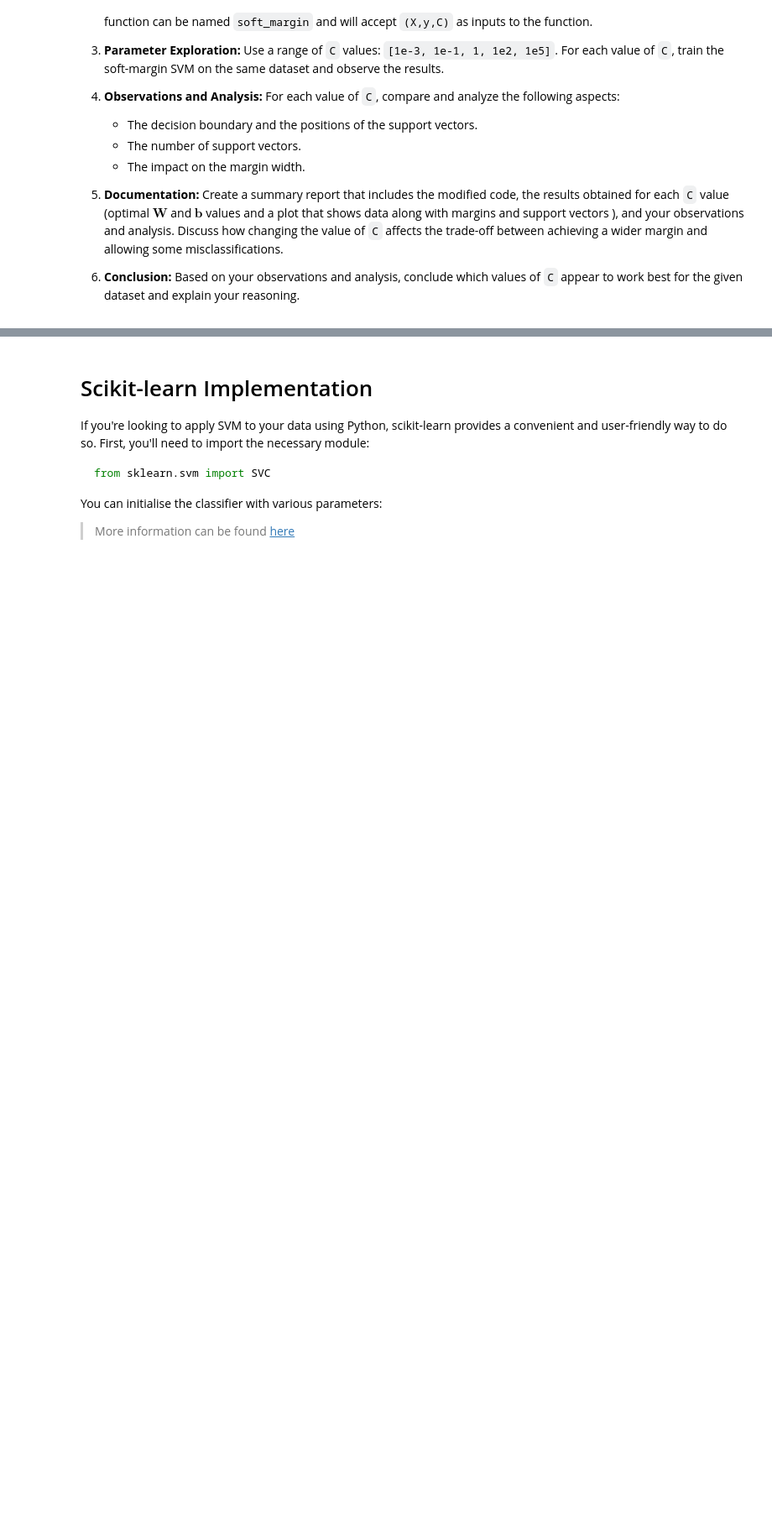
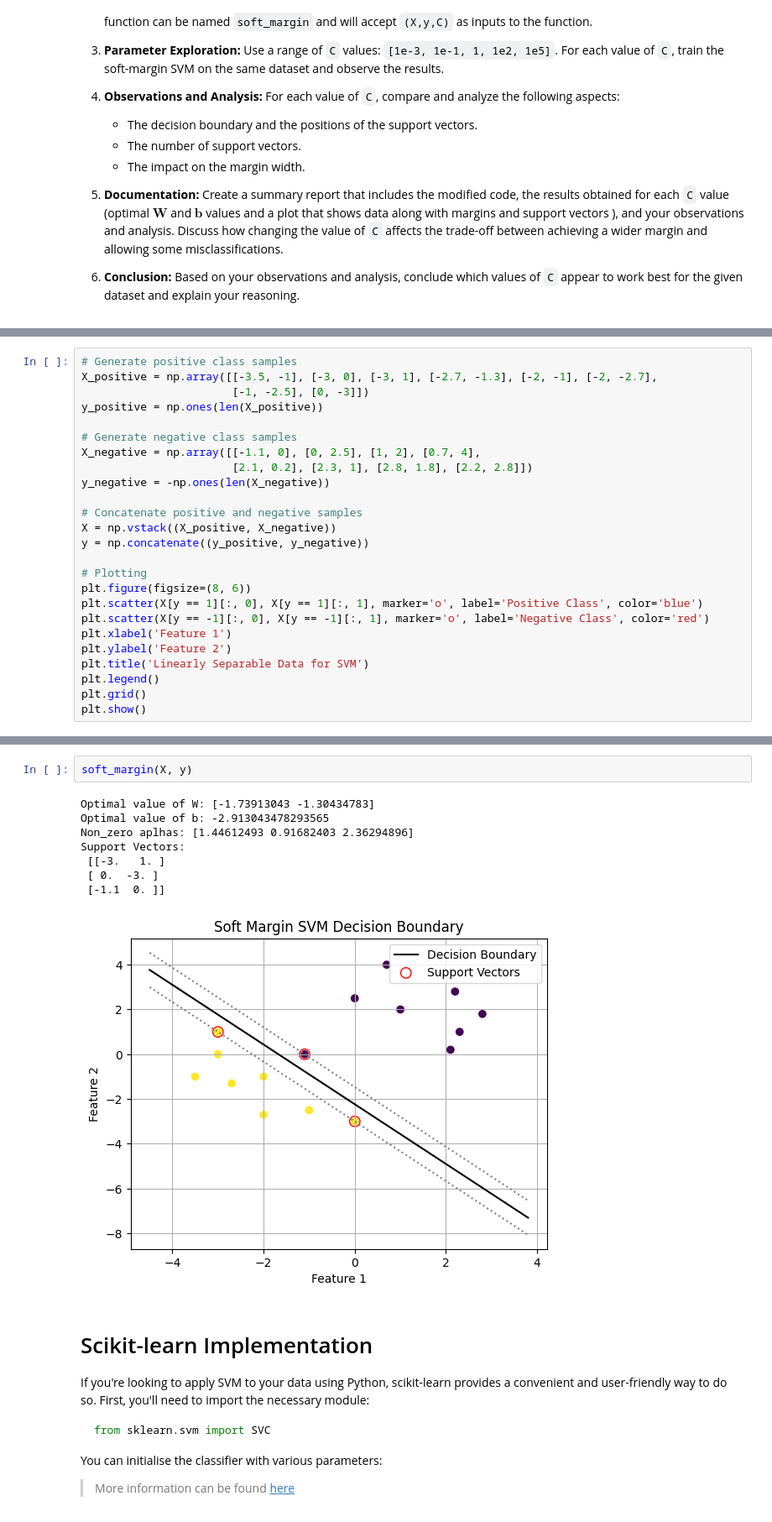
Before and after one commit to RandomCloneTrooper/ML, a Jupyter notebook: 06_ML_SVM.ipynb, the cells around one changed output, grey strips where cells are left out. Shown at 84% size. Saved outputs shown, nothing was run; the diff lists cells and outputs as text; blank space fills up the shorter version.

```diff
--- a/06_ML_SVM.ipynb
+++ b/06_ML_SVM.ipynb
@@ -322,0 +321,25 @@ In this task, you will modify the provided hard-margin SVM code to implement a s
+# %%
+# Generate positive class samples
+X_positive = np.array([[-3.5, -1], [-3, 0], [-3, 1], [-2.7, -1.3], [-2, -1], [-2, -2.7],
+                       [-1, -2.5], [0, -3]])
+y_positive = np.ones(len(X_positive))
+
+# Generate negative class samples
+X_negative = np.array([[-1.1, 0], [0, 2.5], [1, 2], [0.7, 4],
+                       [2.1, 0.2], [2.3, 1], [2.8, 1.8], [2.2, 2.8]])
+y_negative = -np.ones(len(X_negative))
+
+# Concatenate positive and negative samples
+X = np.vstack((X_positive, X_negative))
+y = np.concatenate((y_positive, y_negative))
+
+# Plotting
+plt.figure(figsize=(8, 6))
+plt.scatter(X[y == 1][:, 0], X[y == 1][:, 1], marker='o', label='Positive Class', color='blue')
+plt.scatter(X[y == -1][:, 0], X[y == -1][:, 1], marker='o', label='Negative Class', color='red')
+plt.xlabel('Feature 1')
+plt.ylabel('Feature 2')
+plt.title('Linearly Separable Data for SVM')
+plt.legend()
+plt.grid()
+plt.show()
@@ -323,3 +408,14 @@ In this task, you will modify the provided hard-margin SVM code to implement a s
+# %%
+soft_margin(X, y)
+# %% [output]
+Optimal value of W: [-1.73913043 -1.30434783]
+Optimal value of b: -2.913043478293565
+Non_zero aplhas: [1.44612493 0.91682403 2.36294896]
+Support Vectors:
+ [[-3.   1. ]
+ [ 0.  -3. ]
+ [-1.1  0. ]]
+[figure, added]
 # %% [markdown]
 # Scikit-learn Implementation
 
```
Also changed, not shown: parts of 3 cells of this notebook.
